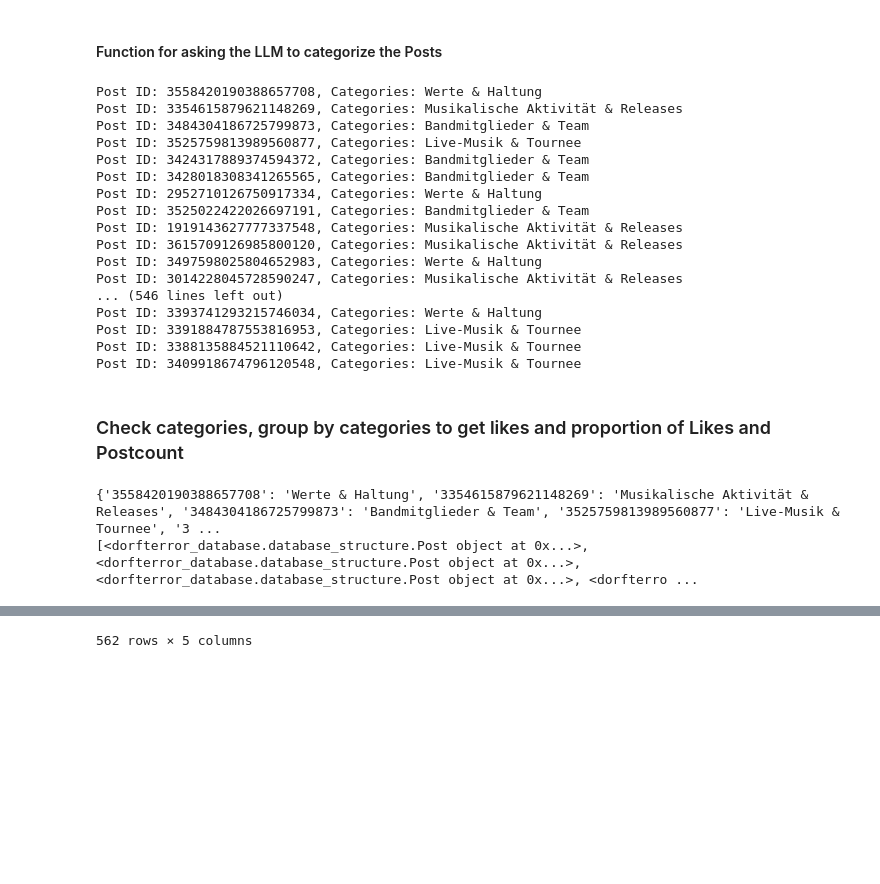
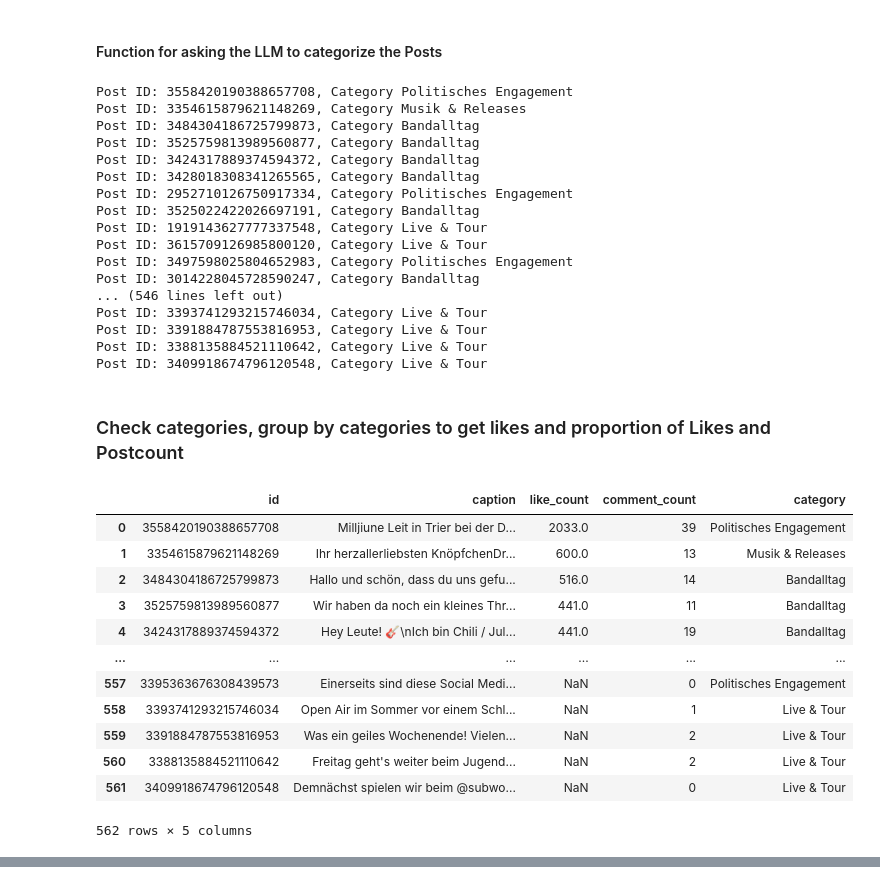
Before and after one commit to NiklNKL/dj-gpt, a Jupyter notebook: insta_scraping/insta_analytics_notebooks/categorization_notebook.ipynb, the cells around one changed output, grey strips where cells are left out. Saved outputs shown, nothing was run; the diff lists cells and outputs as text; code cells hidden in the pictures; blank space fills up the shorter version.

```diff
--- a/insta_scraping/insta_analytics_notebooks/categorization_notebook.ipynb
+++ b/insta_scraping/insta_analytics_notebooks/categorization_notebook.ipynb
@@ -101,53 +101,66 @@ def get_categories(post):
     categories = response.choices[0].message.content.strip()
     return categories
 # %%
-post_categories = {}
+import pandas as pd
+
+post_categories = []
 
 for post in top_posts:
-    categories = get_categories(post)
-    post_categories[post.id] = categories
-    print(f"Post ID: {post.id}, Categories: {categories}")
+    category = get_categories(post)
+    post_categories.append({'post_id': post.id, 'category': category})
+    print(f"Post ID: {post.id}, Category {category}")
+
+df = pd.DataFrame(post_categories)
+df.to_parquet(f"{root_path}/filtered_datasets/posts_categories.parquet", index=False)
 # %% [output]
-Post ID: 3558420190388657708, Categories: Werte & Haltung
-Post ID: 3354615879621148269, Categories: Musikalische Aktivität & Releases
-Post ID: 3484304186725799873, Categories: Bandmitglieder & Team
-Post ID: 3525759813989560877, Categories: Live-Musik & Tournee
-Post ID: 3424317889374594372, Categories: Bandmitglieder & Team
-Post ID: 3428018308341265565, Categories: Bandmitglieder & Team
-Post ID: 2952710126750917334, Categories: Werte & Haltung
-Post ID: 3525022422026697191, Categories: Bandmitglieder & Team
-Post ID: 1919143627777337548, Categories: Musikalische Aktivität & Releases
-Post ID: 3615709126985800120, Categories: Musikalische Aktivität & Releases
-Post ID: 3497598025804652983, Categories: Werte & Haltung
-Post ID: 3014228045728590247, Categories: Musikalische Aktivität & Releases
+Post ID: 3558420190388657708, Category Politisches Engagement
+Post ID: 3354615879621148269, Category Musik & Releases
+Post ID: 3484304186725799873, Category Bandalltag
+Post ID: 3525759813989560877, Category Bandalltag
+Post ID: 3424317889374594372, Category Bandalltag
+Post ID: 3428018308341265565, Category Bandalltag
+Post ID: 2952710126750917334, Category Politisches Engagement
+Post ID: 3525022422026697191, Category Bandalltag
+Post ID: 1919143627777337548, Category Live & Tour
+Post ID: 3615709126985800120, Category Live & Tour
+Post ID: 3497598025804652983, Category Politisches Engagement
+Post ID: 3014228045728590247, Category Bandalltag
 ... (546 lines left out)
-Post ID: 3393741293215746034, Categories: Werte & Haltung
-Post ID: 3391884787553816953, Categories: Live-Musik & Tournee
-Post ID: 3388135884521110642, Categories: Live-Musik & Tournee
-Post ID: 3409918674796120548, Categories: Live-Musik & Tournee
+Post ID: 3393741293215746034, Category Live & Tour
+Post ID: 3391884787553816953, Category Live & Tour
+Post ID: 3388135884521110642, Category Live & Tour
+Post ID: 3409918674796120548, Category Live & Tour
 # %% [markdown]
 ### Check categories, group by categories to get likes and proportion of Likes and Postcount
 # %%
 import pandas as pd
 
-print(post_categories)
-print(top_posts)
 
 rows = []
 
 for post in top_posts:
     rows.append({
         'id': post.id,
         'caption': post.caption,
         'like_count': post.like_count,
-        'comment_count': post.comment_count
+        'comment_count': post.comment_count,
+        'category': post.category
     })
 
 post_df = pd.DataFrame(rows)
 
-post_df['categories'] = post_df['id'].map(post_categories)
-
 display(post_df)
 # %% [output]
+|  | id | caption | like_count | comment_count | category |
+| 0 | 3558420190388657708 | Milljiune Leit in Trier bei der D... | 2033.0 | 39 | Politisches Engagement |
+| 1 | 3354615879621148269 | Ihr herzallerliebsten KnöpfchenDr... | 600.0 | 13 | Musik & Releases |
+| 2 | 3484304186725799873 | Hallo und schön, dass du uns gefu... | 516.0 | 14 | Bandalltag |
+| 3 | 3525759813989560877 | Wir haben da noch ein kleines Thr... | 441.0 | 11 | Bandalltag |
+| 4 | 3424317889374594372 | Hey Leute! 🎸\nIch bin Chili / Jul... | 441.0 | 19 | Bandalltag |
+| ... | ... | ... | ... | ... | ... |
+| 557 | 3395363676308439573 | Einerseits sind diese Social Medi... | NaN | 0 | Politisches Engagement |
+| 558 | 3393741293215746034 | Open Air im Sommer vor einem Schl... | NaN | 1 | Live & Tour |
+| 559 | 3391884787553816953 | Was ein geiles Wochenende! Vielen... | NaN | 2 | Live & Tour |
+| 560 | 3388135884521110642 | Freitag geht's weiter beim Jugend... | NaN | 2 | Live & Tour |
+| 561 | 3409918674796120548 | Demnächst spielen wir beim @subwo... | NaN | 0 | Live & Tour |
-{'3558420190388657708': 'Werte & Haltung', '3354615879621148269': 'Musikalische Aktivität & Releases', '3484304186725799873': 'Bandmitglieder & Team', '3525759813989560877': 'Live-Musik & Tournee', '3 ...
-[<dorfterror_database.database_structure.Post object at 0x...>, <dorfterror_database.database_structure.Post object at 0x...>, <dorfterror_database.database_structure.Post object at 0x...>, <dorfterro ...
+562 rows × 5 columns
@@ -166,2 +167 @@ display(post_df)
-562 rows × 5 columns
 # %%
```
Also changed, not shown: parts of 11 cells of this notebook, 1 other file.
